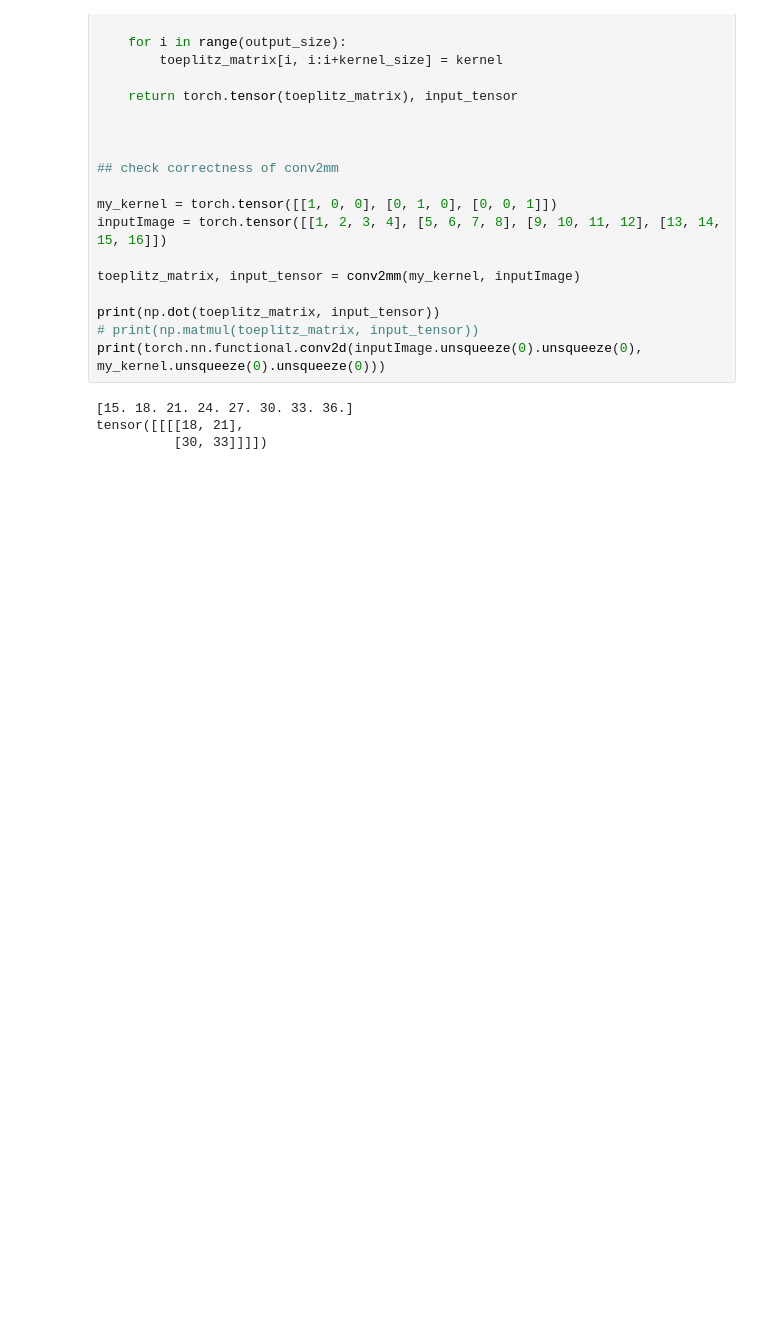
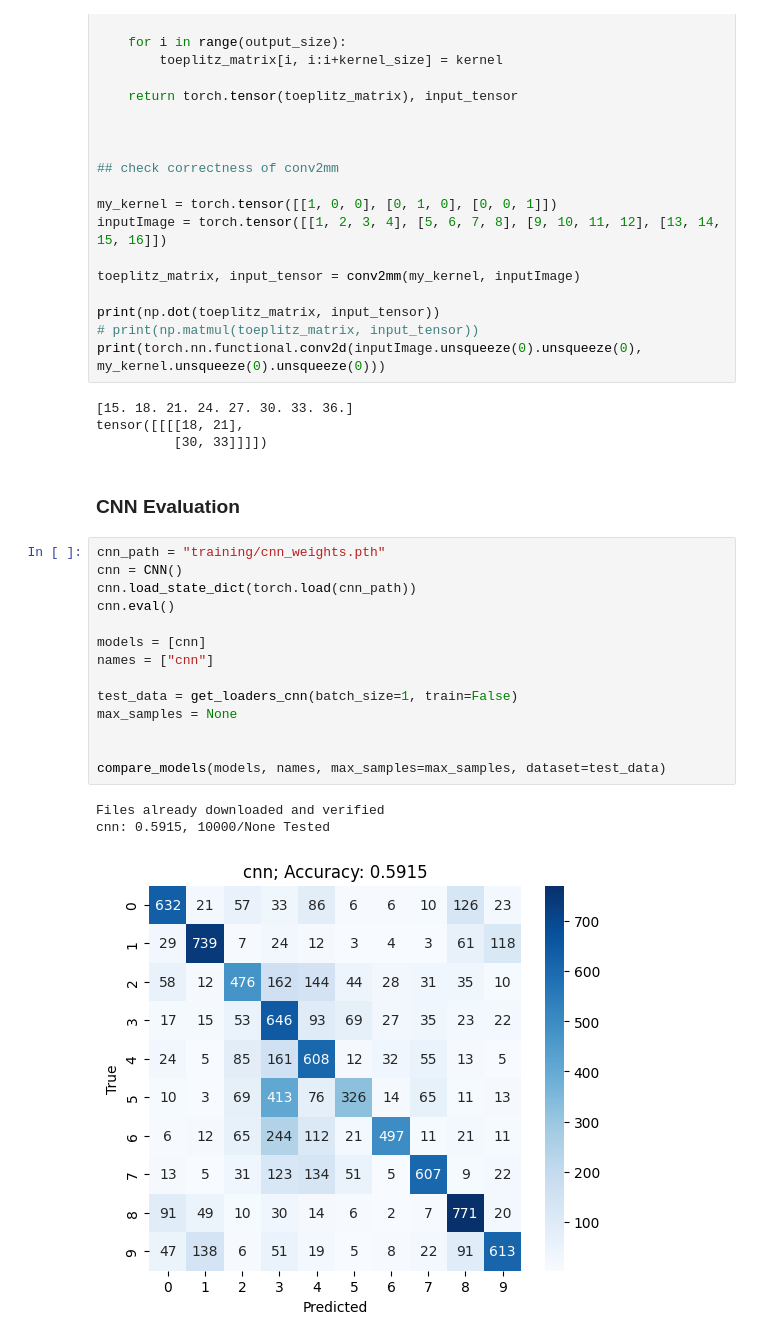
Before and after one commit to vinitdoke/Analog_Neural_Net_Simulator, a Jupyter notebook: evaluation.ipynb, the cells around one changed output. Saved outputs shown, nothing was run; the diff lists cells and outputs as text; blank space fills up the shorter version.

```diff
--- a/evaluation.ipynb
+++ b/evaluation.ipynb
@@ -198,3 +221,23 @@ print(torch.nn.functional.conv2d(inputImage.unsqueeze(0).unsqueeze(0), my_kernel
 [15. 18. 21. 24. 27. 30. 33. 36.]
 tensor([[[[18, 21],
           [30, 33]]]])
+# %% [markdown]
+### CNN Evaluation
+# %%
+cnn_path = "training/cnn_weights.pth"
+cnn = CNN()
+cnn.load_state_dict(torch.load(cnn_path))
+cnn.eval()
+
+models = [cnn]
+names = ["cnn"]
+
+test_data = get_loaders_cnn(batch_size=1, train=False)
+max_samples = None
+
+
+compare_models(models, names, max_samples=max_samples, dataset=test_data)
+# %% [output]
+Files already downloaded and verified
+cnn: 0.5915, 10000/None Tested
+[figure, added]
```
Also changed, not shown: parts of 6 cells of this notebook, 4 other files.
